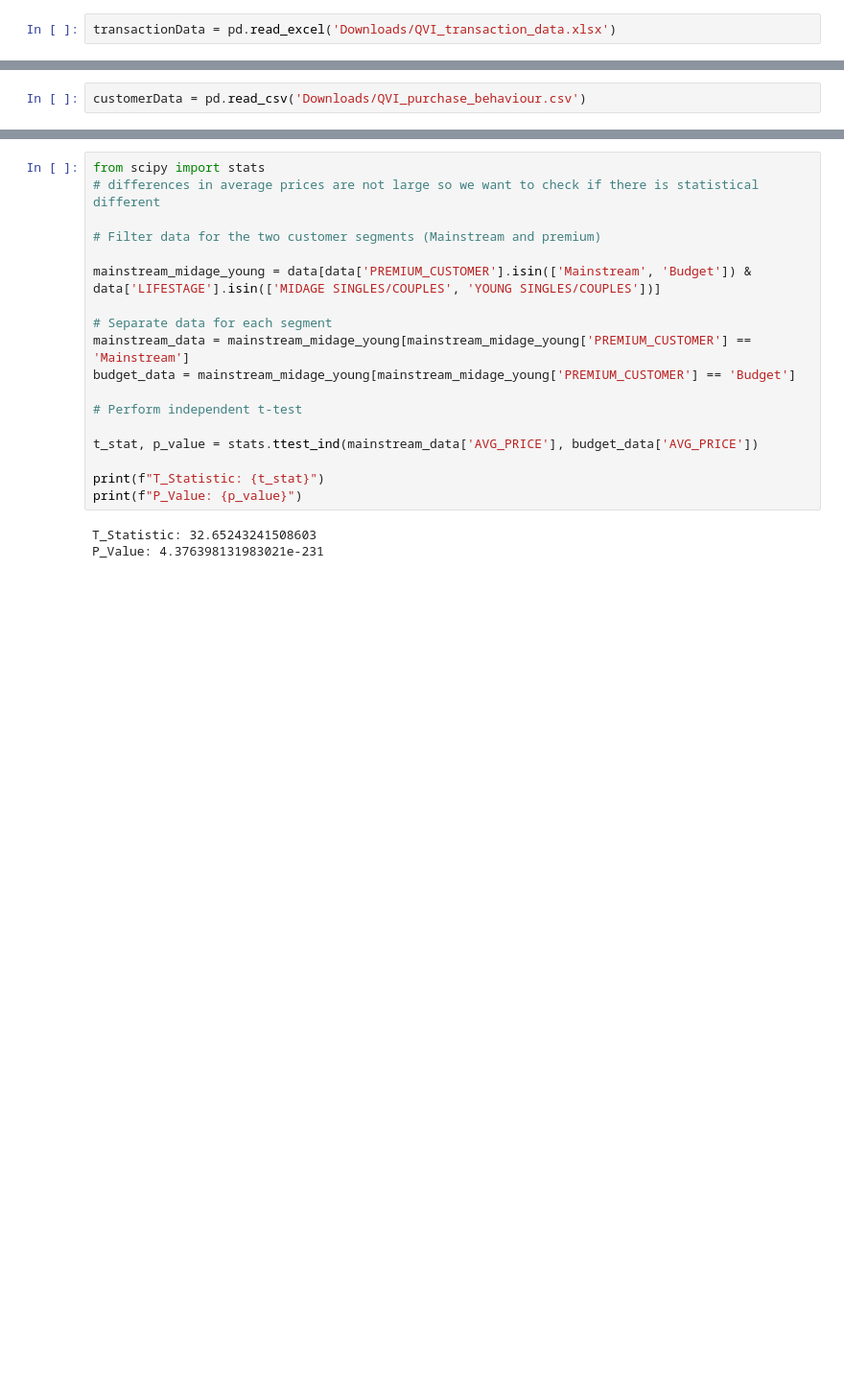
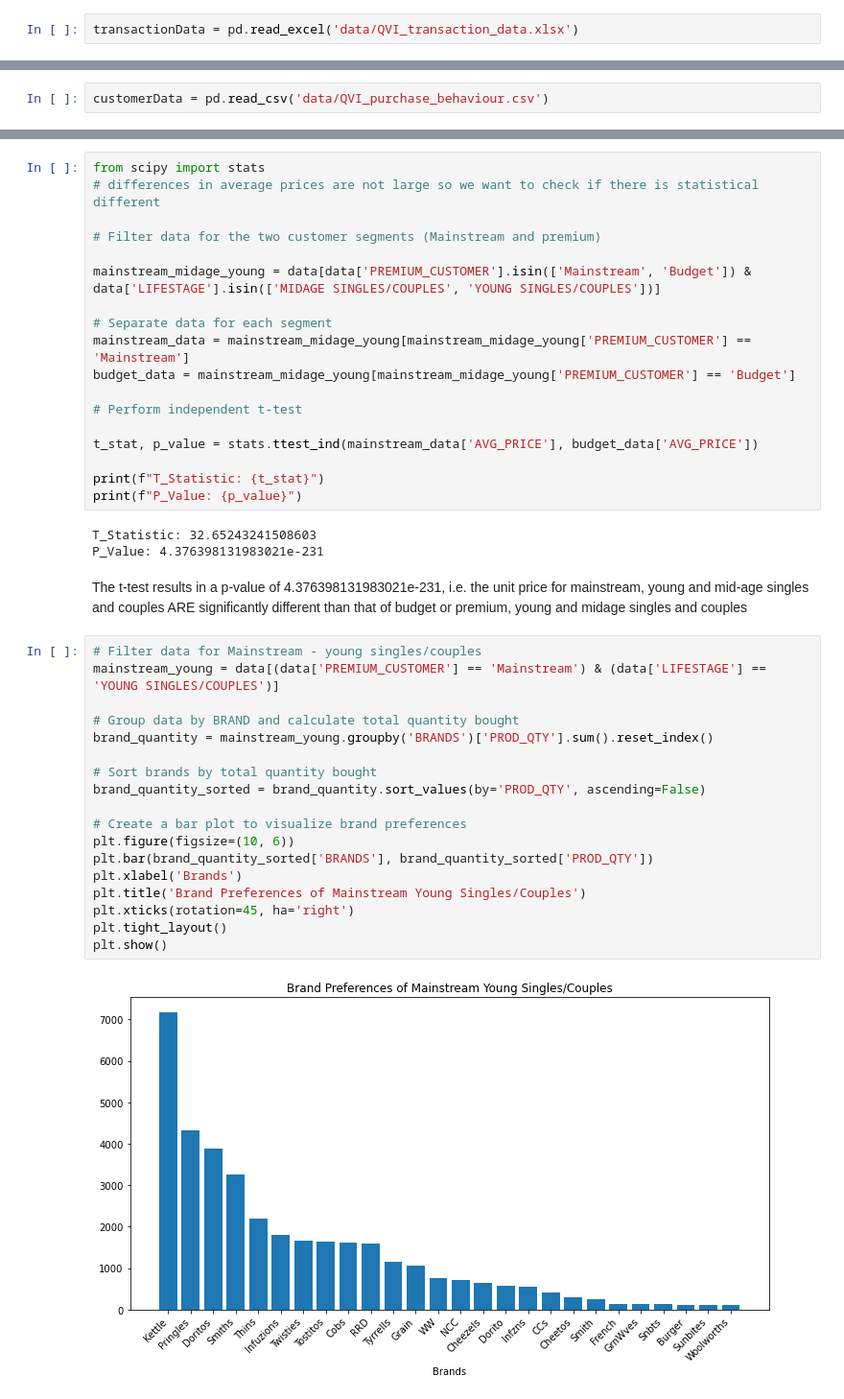
Before and after one commit to Nnyeka/Data_Analytics, a Jupyter notebook: Q_task1.ipynb, the cells around one changed output, grey strips where cells are left out. Shown at 96% size. Cells and saved outputs as stored; diff of their text form; blank space fills up the shorter version.

Commit message:
does mainstream -young singles/couples tend to buy a particular brand of chips

```diff
--- a/Q_task1.ipynb
+++ b/Q_task1.ipynb
@@ -2,7 +2,7 @@
 #exploratory data analysis in Quantum
 import pandas as pd
 # %%
-transactionData = pd.read_excel('Downloads/QVI_transaction_data.xlsx')
+transactionData = pd.read_excel('data/QVI_transaction_data.xlsx')
 # %%
 transactionData.head(3)
 # %% [output]
@@ -15,7 +15,7 @@ len(transactionData)
 # %% [output]
 264836
 # %%
-customerData = pd.read_csv('Downloads/QVI_purchase_behaviour.csv')
+customerData = pd.read_csv('data/QVI_purchase_behaviour.csv')
 # %%
 transactionData.head(3)
 # %% [output]
@@ -676,3 +670,26 @@ print(f"P_Value: {p_value}")
 # %% [output]
 T_Statistic: 32.65243241508603
 P_Value: 4.376398131983021e-231
+# %% [markdown]
+The t-test results in a p-value of 4.376398131983021e-231, i.e. the unit price for mainstream,
+young and mid-age singles and couples ARE significantly different than that of budget or premium, young and midage singles and couples
+# %%
+# Filter data for Mainstream - young singles/couples
+mainstream_young = data[(data['PREMIUM_CUSTOMER'] == 'Mainstream') & (data['LIFESTAGE'] == 'YOUNG SINGLES/COUPLES')]
+
+# Group data by BRAND and calculate total quantity bought
+brand_quantity = mainstream_young.groupby('BRANDS')['PROD_QTY'].sum().reset_index()
+
+# Sort brands by total quantity bought
+brand_quantity_sorted = brand_quantity.sort_values(by='PROD_QTY', ascending=False)
+
+# Create a bar plot to visualize brand preferences
+plt.figure(figsize=(10, 6))
+plt.bar(brand_quantity_sorted['BRANDS'], brand_quantity_sorted['PROD_QTY'])
+plt.xlabel('Brands')
+plt.title('Brand Preferences of Mainstream Young Singles/Couples')
+plt.xticks(rotation=45, ha='right')
+plt.tight_layout()
+plt.show()
+# %% [output]
+[figure, added]
```
Also changed, not shown: parts of 7 cells of this notebook, 1 other file.
